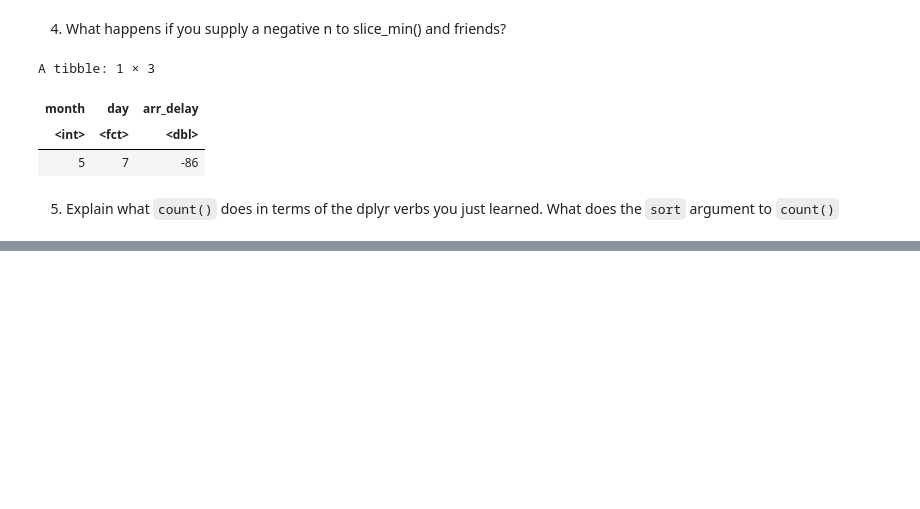
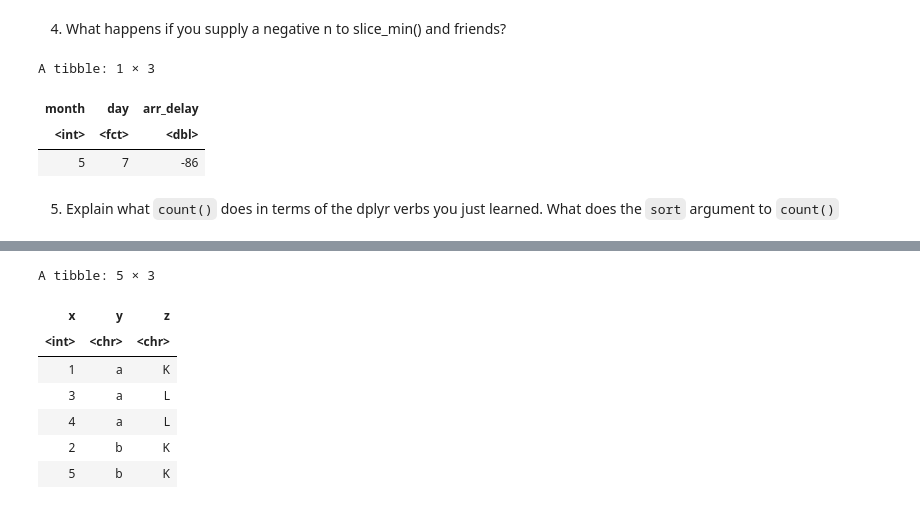
Before and after one commit to khuongduying/data-transformation, a Jupyter notebook: basic_data_transformation_R.ipynb, the cells around one changed output, grey strips where cells are left out. Cells and saved outputs as stored; diff of their text form; code cells hidden in the pictures; blank space fills up the shorter version.

```diff
--- a/basic_data_transformation_R.ipynb
+++ b/basic_data_transformation_R.ipynb
@@ -1458,0 +1479,12 @@ A tibble: 1 × 3
+# %%
+df |>
+  arrange(y) ## sort the value
+# %% [output]
+A tibble: 5 × 3
+| x | y | z |
+| <int> | <chr> | <chr> |
+| 1 | a | K |
+| 3 | a | L |
+| 4 | a | L |
+| 2 | b | K |
+| 5 | b | K |
```
Also changed, not shown: parts of 15 cells of this notebook.
